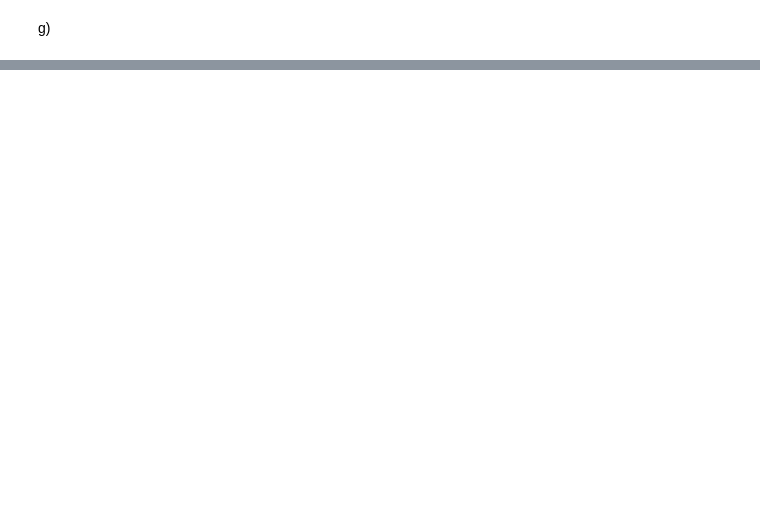
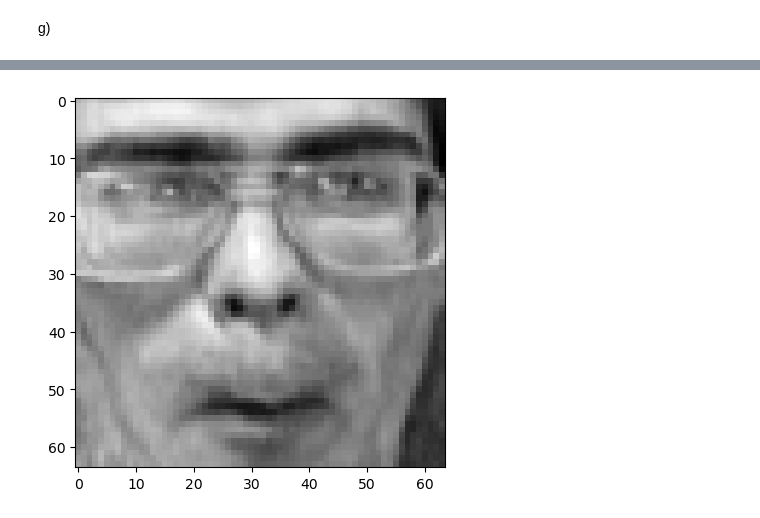
Before and after one commit to rgavigan/cs4442, a Jupyter notebook: assign2/Assignment2_Riley.ipynb, the cells around one changed output, grey strips where cells are left out. Drawn from its saved outputs; the diff is of its cells as text; code cells hidden in the pictures; blank space fills up the shorter version.

```diff
--- a/assign2/Assignment2_Riley.ipynb
+++ b/assign2/Assignment2_Riley.ipynb
@@ -76,0 +126,8 @@ g)
+# %%
+# Display 200th image using 200 principal components
+e_vectors_200 = e_vectors[:, idx[:200]]
+faces_200 = faces_centered @ e_vectors_200
+faces_reconstructed = faces_200 @ e_vectors_200.T + mean_face
+display_face(faces_reconstructed.values, 200)
+# %% [output]
+[figure, added]
```
Also changed, not shown: parts of 8 cells of this notebook.
